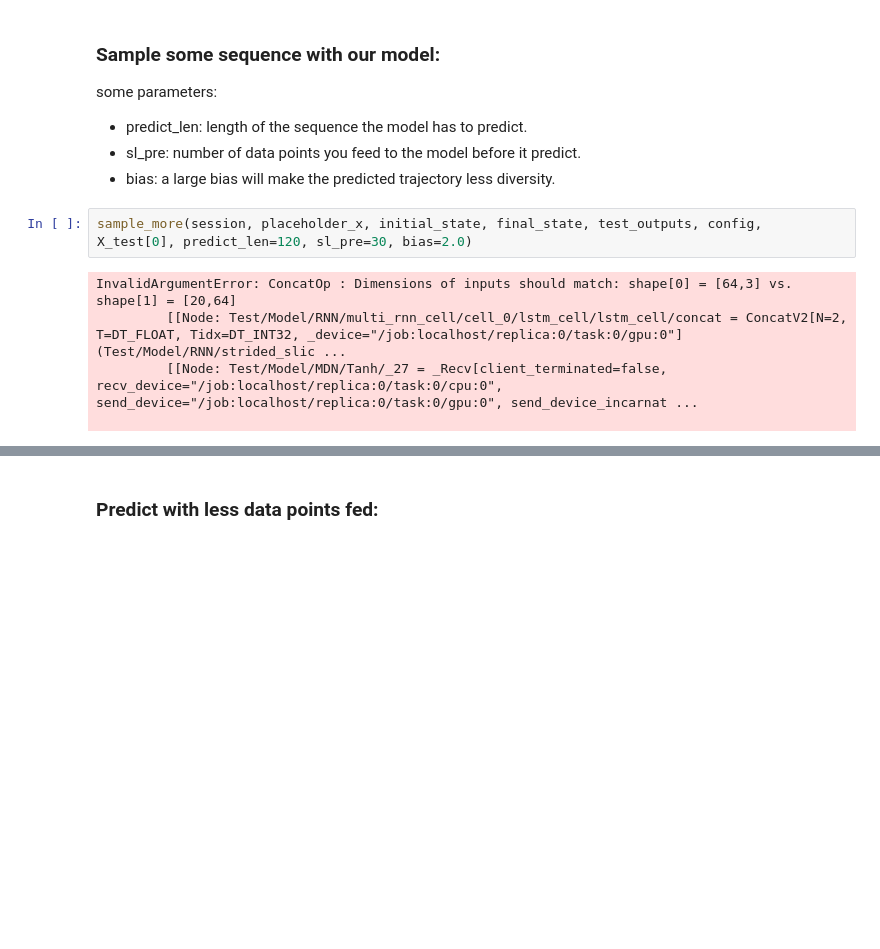
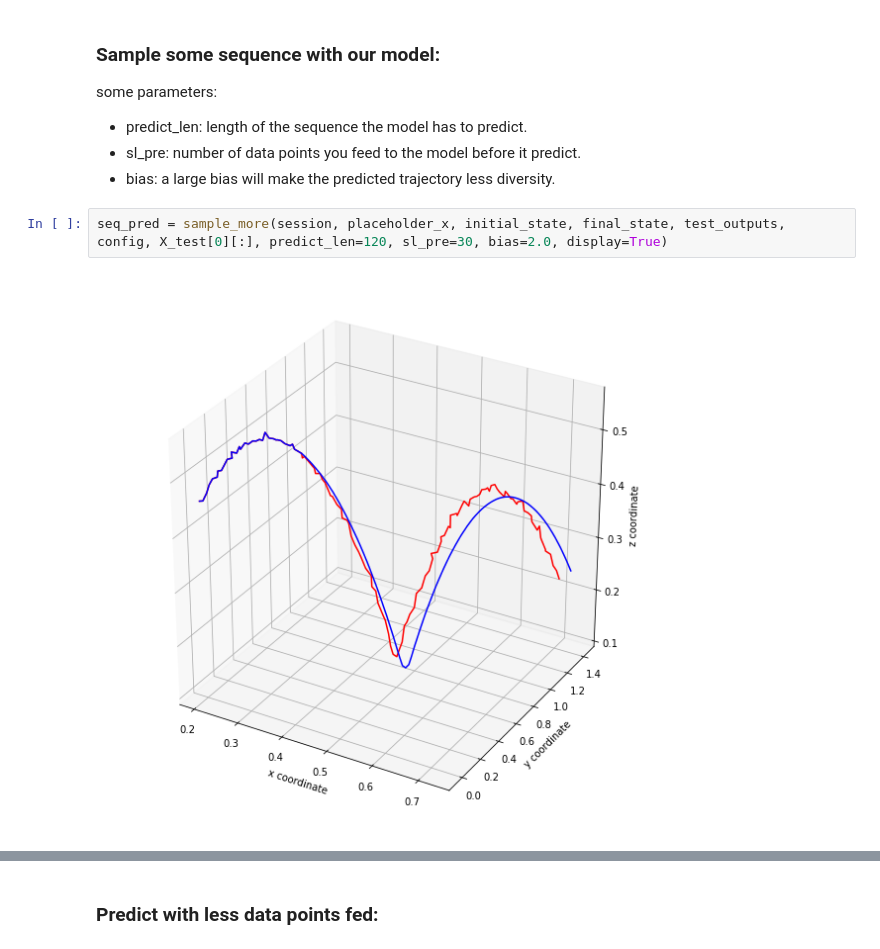
Before and after one commit to BrotherJing/RNN_tabletennis, a Jupyter notebook: trajectory_prediction.ipynb, the cells around one changed output, grey strips where cells are left out. Drawn from its saved outputs; the diff is of its cells as text; blank space fills up the shorter version.

```diff
--- a/trajectory_prediction.ipynb
+++ b/trajectory_prediction.ipynb
@@ -96,9 +99,6 @@ some parameters:
 - sl_pre: number of data points you feed to the model before it predict.
 - bias: a large bias will make the predicted trajectory less diversity.
 # %%
-sample_more(session, placeholder_x, initial_state, final_state, test_outputs, config, X_test[0], predict_len=120, sl_pre=30, bias=2.0)
+seq_pred = sample_more(session, placeholder_x, initial_state, final_state, test_outputs, config, X_test[0][:], predict_len=120, sl_pre=30, bias=2.0, display=True)
 # %% [output]
-InvalidArgumentError: ConcatOp : Dimensions of inputs should match: shape[0] = [64,3] vs. shape[1] = [20,64]
-         [[Node: Test/Model/RNN/multi_rnn_cell/cell_0/lstm_cell/lstm_cell/concat = ConcatV2[N=2, T=DT_FLOAT, Tidx=DT_INT32, _device="/job:localhost/replica:0/task:0/gpu:0"](Test/Model/RNN/strided_slic ...
-         [[Node: Test/Model/MDN/Tanh/_27 = _Recv[client_terminated=false, recv_device="/job:localhost/replica:0/task:0/cpu:0", send_device="/job:localhost/replica:0/task:0/gpu:0", send_device_incarnat ...
-
+[figure, added]
```
Also changed, not shown: parts of 16 cells of this notebook, 10 other files.
